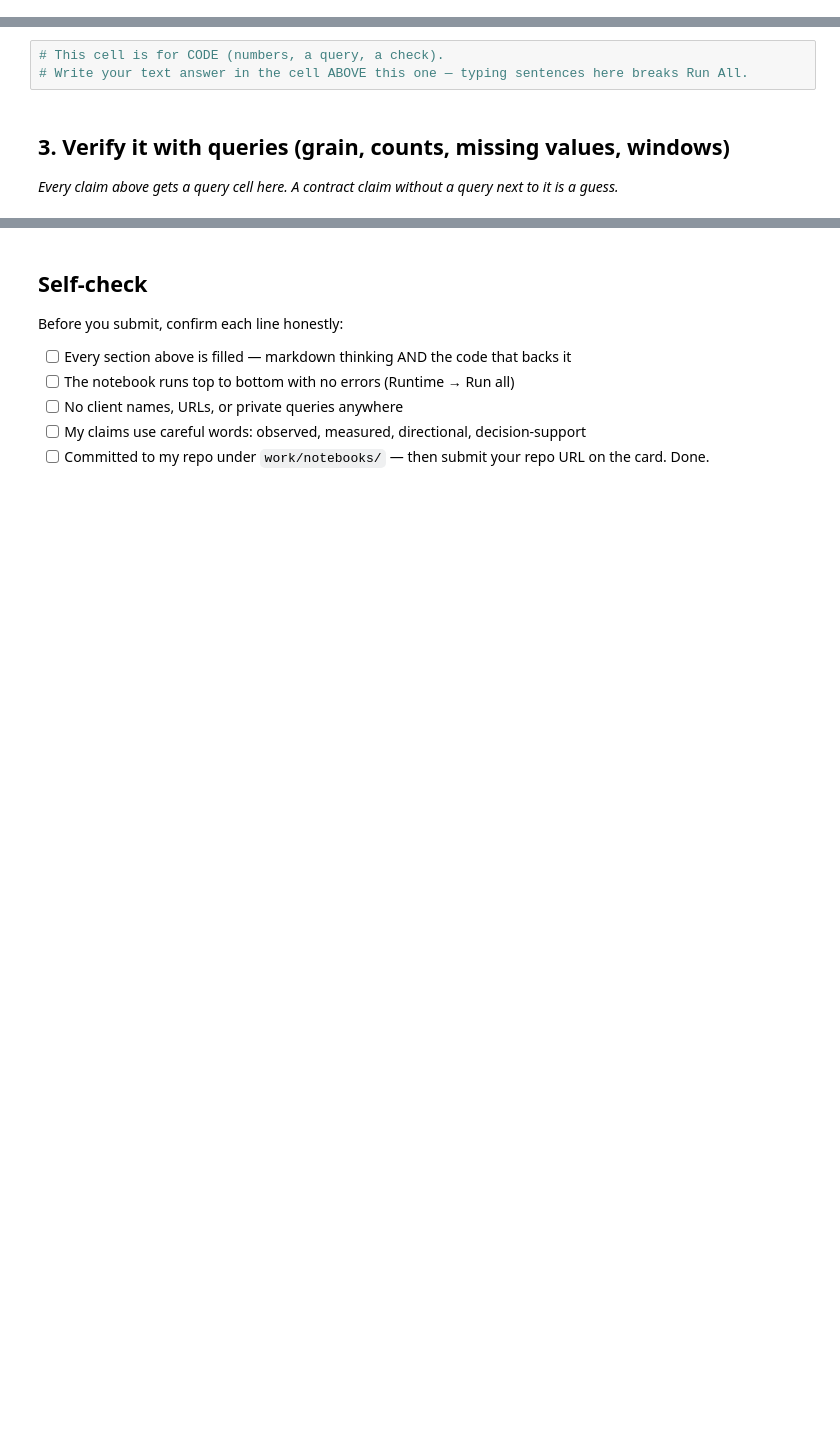
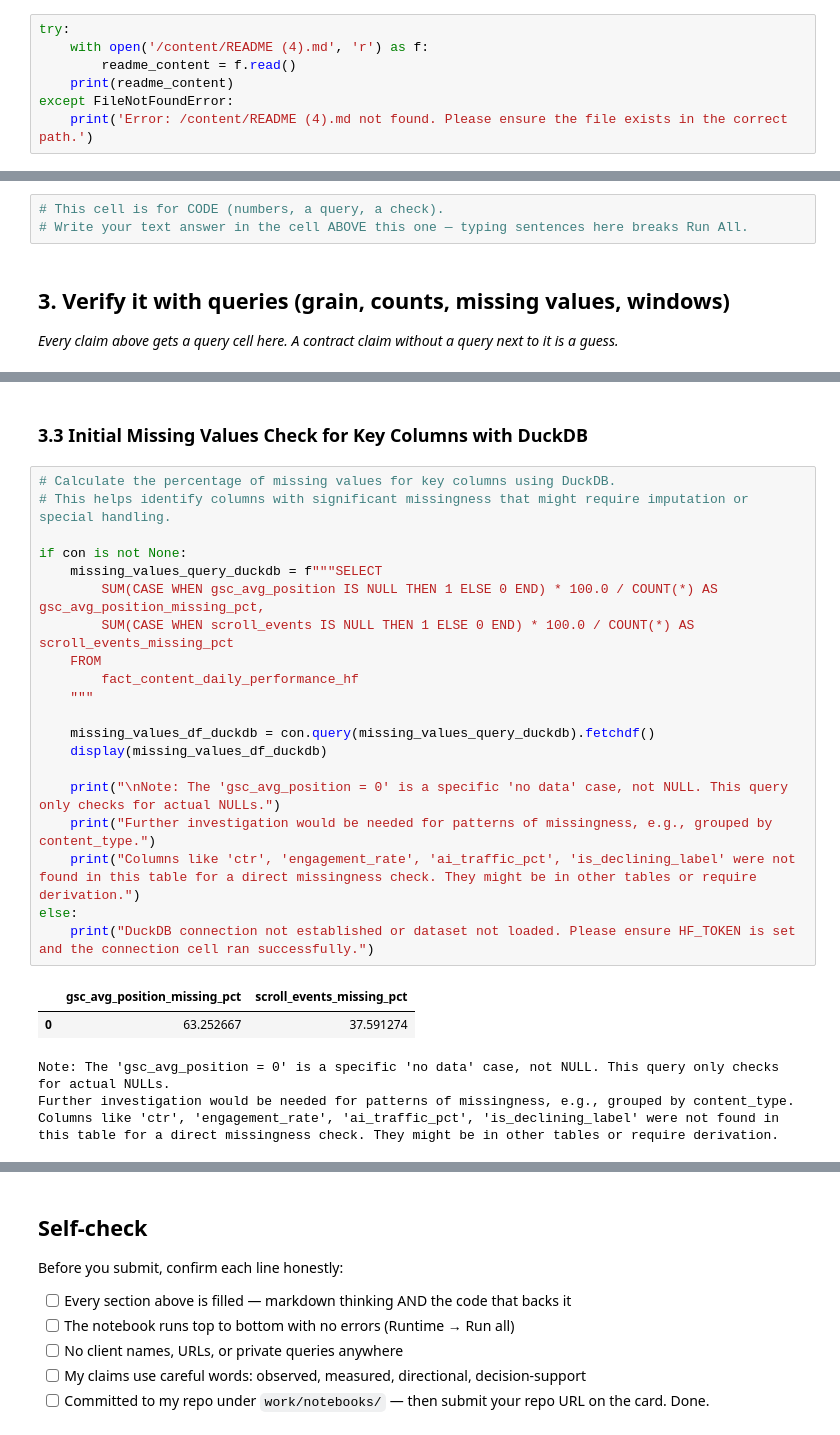
Before and after one commit to shaikhabdullahwaseem17-byte/vigilant-meme, a Jupyter notebook: work/notebooks/w03_data_contract.ipynb, the cells around one changed output, grey strips where cells are left out. Cells and saved outputs as stored; diff of their text form; blank space fills up the shorter version.

```diff
--- a/work/notebooks/w03_data_contract.ipynb
+++ b/work/notebooks/w03_data_contract.ipynb
@@ -12,0 +11,7 @@ This skeleton is yours to fill. Work the sections **in order** — each one has
+# %%
+try:
+    with open('/content/README (4).md', 'r') as f:
+        readme_content = f.read()
+    print(readme_content)
+except FileNotFoundError:
+    print('Error: /content/README (4).md not found. Please ensure the file exists in the correct path.')
@@ -36,0 +396,28 @@ This skeleton is yours to fill. Work the sections **in order** — each one has
+# %% [markdown]
+### 3.3 Initial Missing Values Check for Key Columns with DuckDB
+# %%
+# Calculate the percentage of missing values for key columns using DuckDB.
+# This helps identify columns with significant missingness that might require imputation or special handling.
+
+if con is not None:
+    missing_values_query_duckdb = f"""SELECT
+        SUM(CASE WHEN gsc_avg_position IS NULL THEN 1 ELSE 0 END) * 100.0 / COUNT(*) AS gsc_avg_position_missing_pct,
+        SUM(CASE WHEN scroll_events IS NULL THEN 1 ELSE 0 END) * 100.0 / COUNT(*) AS scroll_events_missing_pct
+    FROM
+        fact_content_daily_performance_hf
+    """
+
+    missing_values_df_duckdb = con.query(missing_values_query_duckdb).fetchdf()
+    display(missing_values_df_duckdb)
+
+    print("\nNote: The 'gsc_avg_position = 0' is a specific 'no data' case, not NULL. This query only checks for actual NULLs.")
+    print("Further investigation would be needed for patterns of missingness, e.g., grouped by content_type.")
+    print("Columns like 'ctr', 'engagement_rate', 'ai_traffic_pct', 'is_declining_label' were not found in this table for a direct missingness check. They might be in other tables or require derivation.")
+else:
+    print("DuckDB connection not established or dataset not loaded. Please ensure HF_TOKEN is set and the connection cell ran successfully.")
+# %% [output]
+|  | gsc_avg_position_missing_pct | scroll_events_missing_pct |
+| 0 | 63.252667 | 37.591274 |
+Note: The 'gsc_avg_position = 0' is a specific 'no data' case, not NULL. This query only checks for actual NULLs.
+Further investigation would be needed for patterns of missingness, e.g., grouped by content_type.
+Columns like 'ctr', 'engagement_rate', 'ai_traffic_pct', 'is_declining_label' were not found in this table for a direct missingness check. They might be in other tables or require derivation.
```
Also changed, not shown: parts of 25 cells of this notebook.
